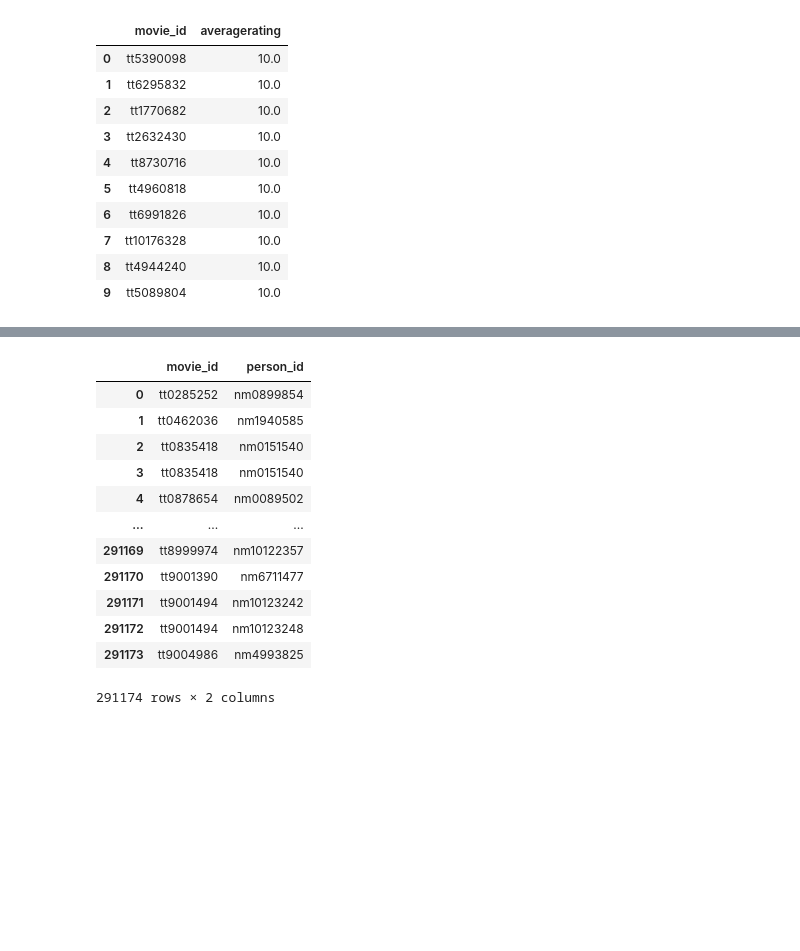
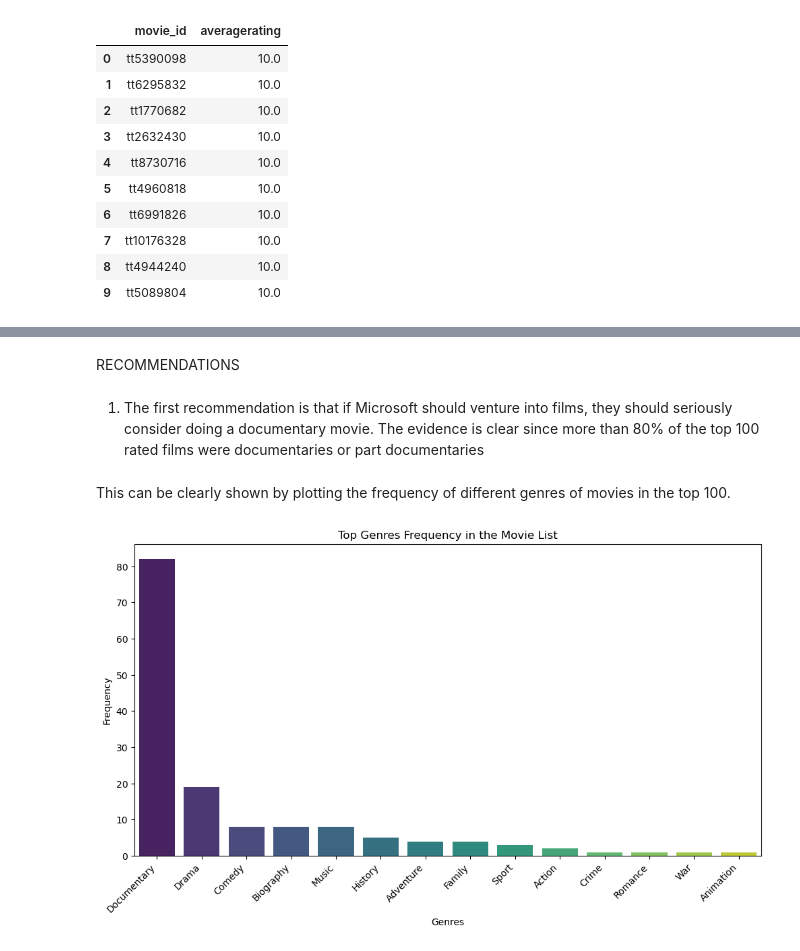
Before and after one commit to Brandon2698/Phase1_Project, a Jupyter notebook: Microsoft_Project.ipynb, the cells around one changed output, grey strips where cells are left out. Cells and saved outputs as stored; diff of their text form; code cells hidden in the pictures; blank space fills up the shorter version.

```diff
--- a/Microsoft_Project.ipynb
+++ b/Microsoft_Project.ipynb
@@ -289,20 +392,44 @@ Another important factor to note down is the list of directors of the 15 highly
-# %%
-se_query = '''
-   SELECT *
-   FROM directors;
-'''
-pd.read_sql(se_query, conn)
-# %% [output]
-|  | movie_id | person_id |
-| 0 | tt0285252 | nm0899854 |
-| 1 | tt0462036 | nm1940585 |
-| 2 | tt0835418 | nm0151540 |
-| 3 | tt0835418 | nm0151540 |
-| 4 | tt0878654 | nm0089502 |
-| ... | ... | ... |
-| 291169 | tt8999974 | nm10122357 |
-| 291170 | tt9001390 | nm6711477 |
-| 291171 | tt9001494 | nm10123242 |
-| 291172 | tt9001494 | nm10123248 |
-| 291173 | tt9004986 | nm4993825 |
-291174 rows × 2 columns
+# %% [markdown]
+RECOMMENDATIONS
+# %% [markdown]
+1. The first recommendation is that if Microsoft should venture into films, they should seriously consider doing a documentary movie. The evidence is clear since more than 80% of the top 100 rated films were documentaries or part documentaries
+# %% [markdown]
+This can be clearly shown by plotting the frequency of different genres of movies in the top 100.
+# %%
+#import the relevant libraries
+import matplotlib.pyplot as plt
+import seaborn as sns
+
+#We'll create another query so we can increase the list to 100 and have a larger sample size
+fifth_query = '''
+   SELECT DISTINCT original_title, averagerating, genres, start_year, primary_name, primary_profession
+   FROM movie_basics
+   JOIN movie_ratings ON movie_basics.movie_id = movie_ratings.movie_id
+   JOIN directors ON movie_ratings.movie_id = directors.movie_id
+   JOIN persons ON directors.person_id = persons.person_id
+   ORDER BY averagerating DESC
+   LIMIT 100;
+'''
+
+df = pd.read_sql(fifth_query, conn)
+
+# Split genres column into a list of genres
+df['genres'] = df['genres'].str.split(',')
+
+# Flatten the list of genres
+genres_list = [genre for sublist in df['genres'].dropna() for genre in sublist]
+
+# Create a DataFrame for counting genre frequencies
+genres_df = pd.DataFrame(genres_list, columns=['Genre'])
+genre_counts = genres_df['Genre'].value_counts()
+
+# Plotting
+plt.figure(figsize=(12, 6))
+sns.barplot(x=genre_counts.index, y=genre_counts.values, palette='viridis')
+plt.title('Top Genres Frequency in the Movie List')
+plt.xlabel('Genres')
+plt.ylabel('Frequency')
+plt.xticks(rotation=45, ha='right')
+plt.show()
+# %% [output]
+[figure, added]
```
Also changed, not shown: parts of 67 cells of this notebook.
